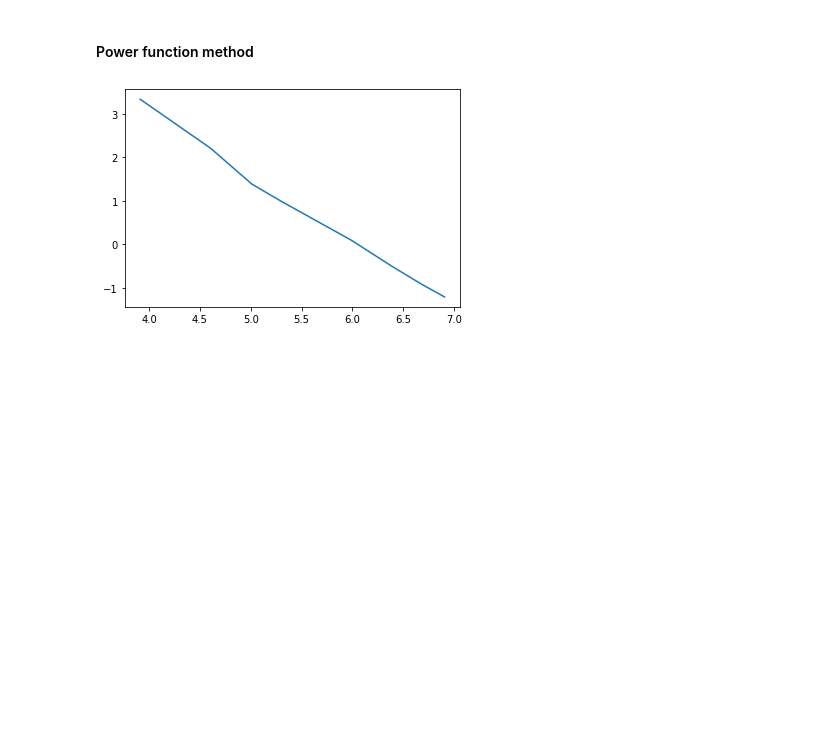
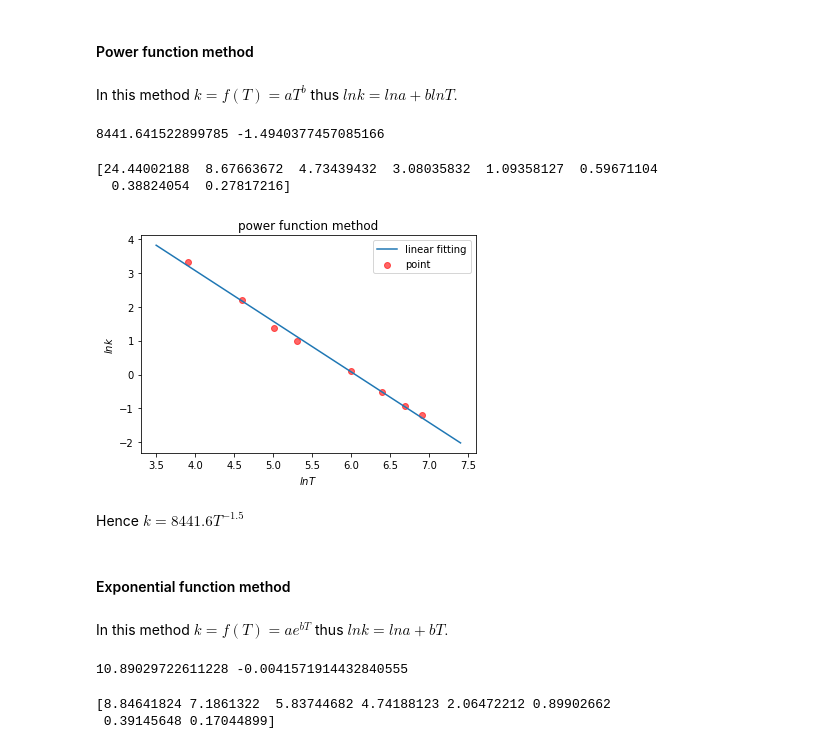
Before and after one commit to VIoletYisi/CaiJiBaoTuan, a Jupyter notebook: Group_Homework/Sixth/Problem 1,5.ipynb, the cells around one changed output. Drawn from its saved outputs; the diff is of its cells as text; code cells hidden in the pictures; blank space fills up the shorter version.

```diff
--- a/Group_Homework/Sixth/Problem 1,5.ipynb
+++ b/Group_Homework/Sixth/Problem 1,5.ipynb
@@ -100,13 +98,15 @@ B = np.array([2.9,3.7,4.1,4.4,5.0])
 # %%
-# Define the linear fitting
+# Define the liner fitting function
 def linear_fitting(A,B):
     n = len(A)
     A_average = np.mean(A)
     B_average = np.mean(B)
     a_1 = np.sum((A[i] - A_average) * B[i] for i in range(n)) / np.sum((A[i] - A_average) * A[i] for i in range(n))
-    a_0 = B_average - a_0 * A_average
+    a_0 = B_average - a_1 * A_average
     def f(x):
         return a_0 + a_1 * x
-    res = np.sum((B[i] - f(A[i]) ** 2 for i in range(n))
+    # The sum of the squares of the residuals
+    res = np.sum((B[i] - f(A[i])) ** 2 for i in range(n))
+    # The standard deviation
     s = np.sqrt(res / (n - 2))
     return a_0, a_1, res, s
@@ -119,10 +120,36 @@ linear_fitting(A,B)
 # %% [markdown]
 #### Power function method
+# %% [markdown]
+In this method $k = f(T) = aT^b$ thus $lnk = ln a + blnT.$
 # %%
 lnT = np.log(T)
 lnk = np.log(k)
-# %%
-plt.plot(lnT,lnk)
-plt.show()
-# %% [output]
-[figure, removed]
+# %%
+a,b,res,s = linear_fitting(lnT,lnk)
+print(np.exp(a),b)
+# %% [output]
+8441.641522899785 -1.4940377457085166
+# %%
+fitting_value_P = np.exp(a) * T ** b
+print(fitting_value_P)
+# %% [output]
+[24.44002188  8.67663672  4.73439432  3.08035832  1.09358127  0.59671104
+  0.38824054  0.27817216]
+# %%
+x = np.arange(3.5,7.5,0.1)
+y = a + b * x
+plt.title('power function method')
+plt.xlabel('$lnT$')
+plt.ylabel('$lnk$')
+plt.plot(x, y)
+plt.scatter(lnT, lnk, alpha=0.6, color='red')
+plt.legend(['linear fitting','point'] )
+plt.show()
+# %% [output]
+[figure, added]
+# %% [markdown]
+Hence $k = 8441.6T^{-1.5} $
+# %% [markdown]
+#### Exponential function method
+# %% [markdown]
+In this method $k = f(T) = ae^{bT}$ thus $lnk = ln a + bT.$
@@ -128,0 +158,11 @@ plt.show()
+# %%
+a,b,res,s = linear_fitting(T,lnk)
+print(np.exp(a),b)
+# %% [output]
+10.89029722611228 -0.0041571914432840555
+# %%
+fitting_value_E = np.exp(a) * np.exp(T * b)
+print(fitting_value_E)
+# %% [output]
+[8.84641824 7.1861322  5.83744682 4.74188123 2.06472212 0.89902662
+ 0.39145648 0.17044899]
```
Also changed, not shown: parts of 16 cells of this notebook.
